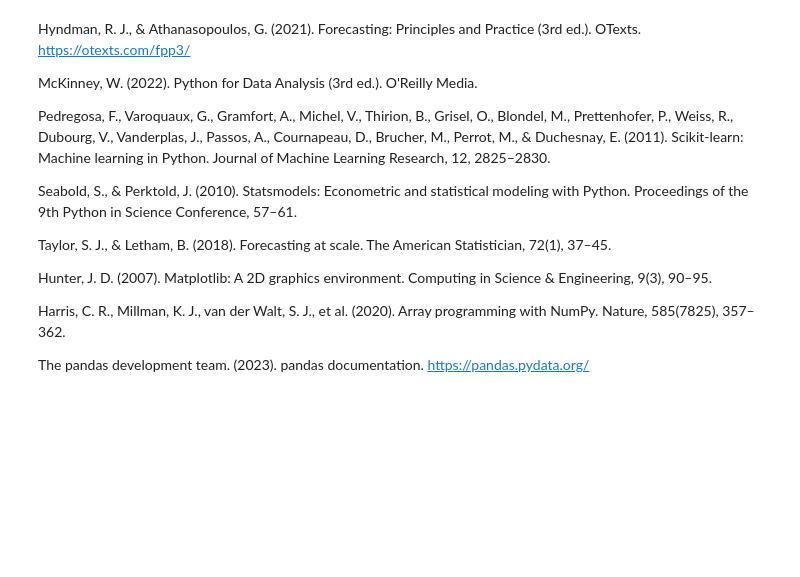
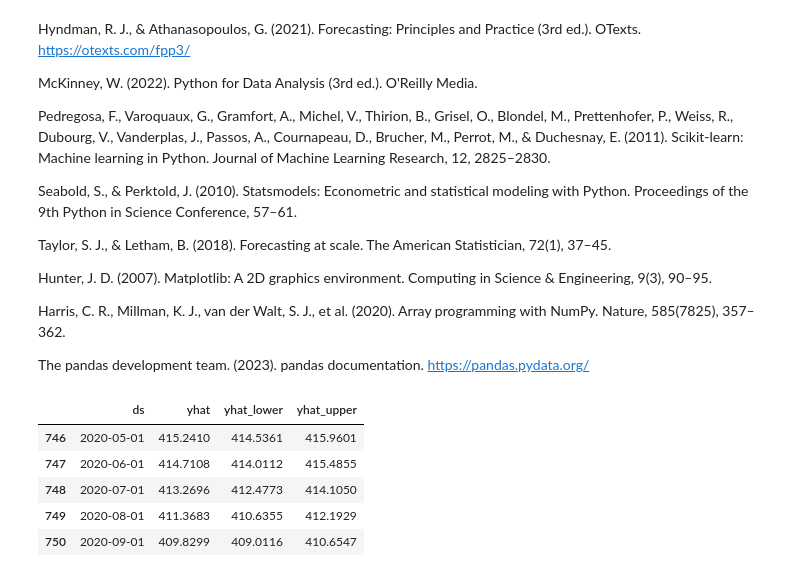
Before and after one commit to komalmagarwal/uol-financial-data-modelling, a Jupyter notebook: notebooks/DSM120.ipynb, the cells around one changed output. Saved outputs shown, nothing was run; the diff lists cells and outputs as text; code cells hidden in the pictures; blank space fills up the shorter version.

```diff
--- a/notebooks/DSM120.ipynb
+++ b/notebooks/DSM120.ipynb
@@ -2183,3 +2183,12 @@ Hunter, J. D. (2007). Matplotlib: A 2D graphics environment. Computing in Scienc
 Harris, C. R., Millman, K. J., van der Walt, S. J., et al. (2020). Array programming with NumPy. Nature, 585(7825), 357–362.
 
 The pandas development team. (2023). pandas documentation. https://pandas.pydata.org/
+# %%
+forecast[["ds", "yhat", "yhat_lower", "yhat_upper"]].tail()
+# %% [output]
+|  | ds | yhat | yhat_lower | yhat_upper |
+| 746 | 2020-05-01 | 415.2410 | 414.5361 | 415.9601 |
+| 747 | 2020-06-01 | 414.7108 | 414.0112 | 415.4855 |
+| 748 | 2020-07-01 | 413.2696 | 412.4773 | 414.1050 |
+| 749 | 2020-08-01 | 411.3683 | 410.6355 | 412.1929 |
+| 750 | 2020-09-01 | 409.8299 | 409.0116 | 410.6547 |
```
Also changed, not shown: parts of 3 cells of this notebook, 1 other file.
